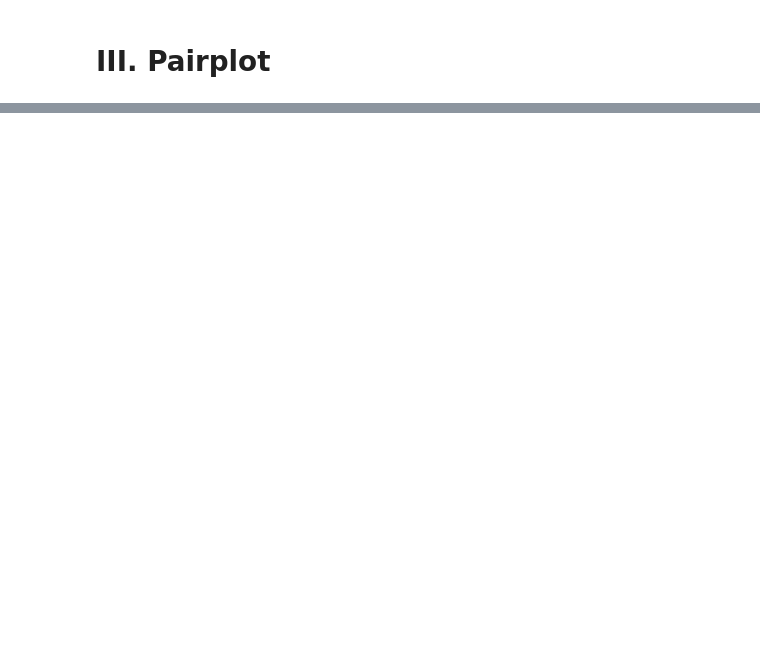
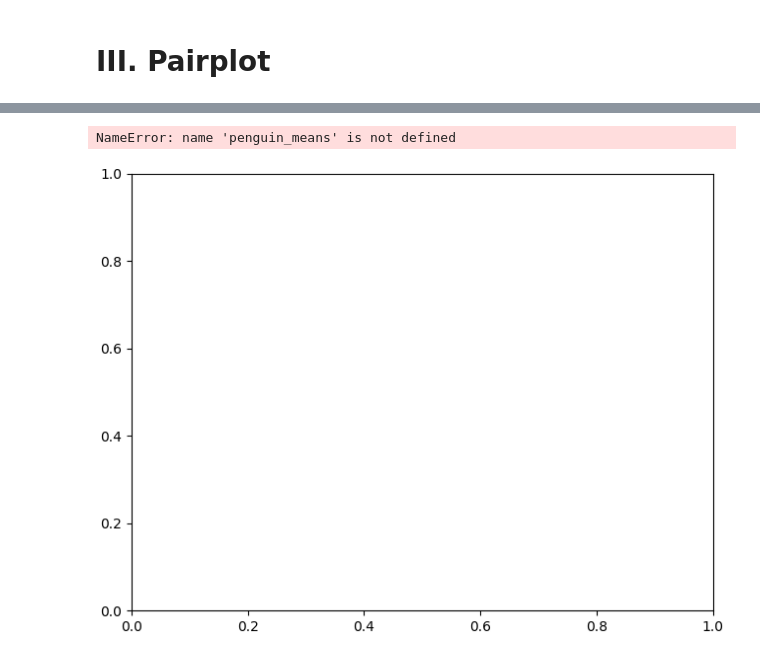
Before and after one commit to AntoineTSP/ML_research_seminar, a Jupyter notebook: Visualisation/Resultats_graphiques_GNN.ipynb, the cells around one changed output, grey strips where cells are left out. Saved outputs shown, nothing was run; the diff lists cells and outputs as text; code cells hidden in the pictures; blank space fills up the shorter version.

```diff
--- a/Visualisation/Resultats_graphiques_GNN.ipynb
+++ b/Visualisation/Resultats_graphiques_GNN.ipynb
@@ -74,0 +116,3 @@ pairplot_from_dict(list_dict, [('max_epochs','patience'),('lr','patience'),('max
+# %%
+poolings, color_mapping, colors = get_pooling_mapping(list_dict)
+convolutions, shape_mapping, shapes = get_convolution_mapping(list_dict)
@@ -74,0 +141,26 @@ pairplot_from_dict(list_dict, [('max_epochs','patience'),('lr','patience'),('max
+# %%
+convolutions = np.unique(convolutions)
+# %%
+x = np.arange(len(convolutions))  # the label locations
+width = 0.25  # the width of the bars
+multiplier = 0
+# %%
+fig, ax = plt.subplots(layout='constrained')
+
+for attribute, measurement in penguin_means.items():
+    offset = width * multiplier
+    rects = ax.bar(x + offset, measurement, width, label=attribute)
+    ax.bar_label(rects, padding=3)
+    multiplier += 1
+
+# Add some text for labels, title and custom x-axis tick labels, etc.
+ax.set_ylabel('Length (mm)')
+ax.set_title('Penguin attributes by species')
+ax.set_xticks(x + width, species)
+ax.legend(loc='upper left', ncols=3)
+ax.set_ylim(0, 250)
+
+plt.show()
+# %% [output]
+NameError: name 'penguin_means' is not defined
+[figure, added]
```
Also changed, not shown: parts of 10 cells of this notebook, 3 other files.
